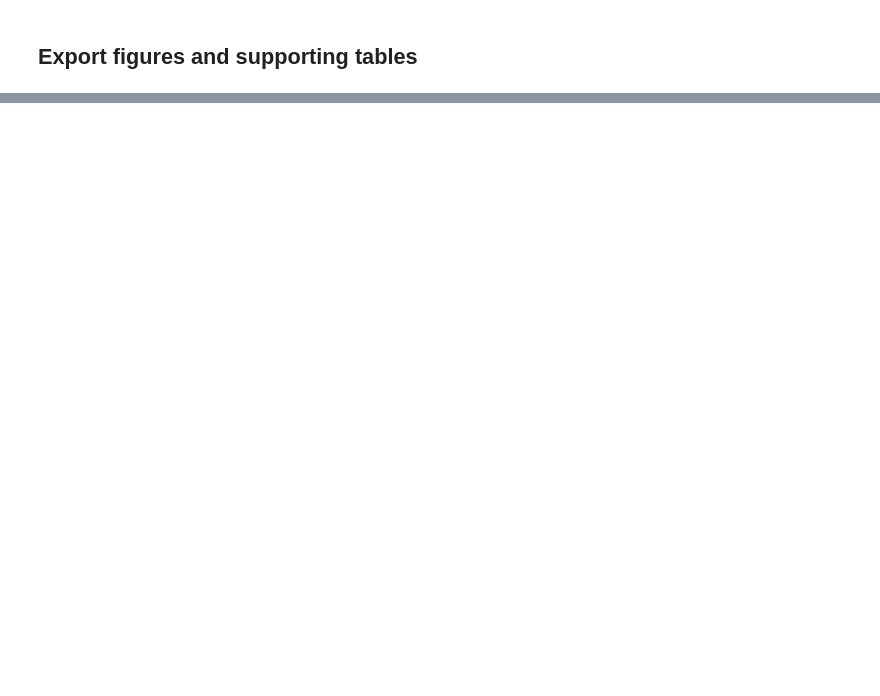
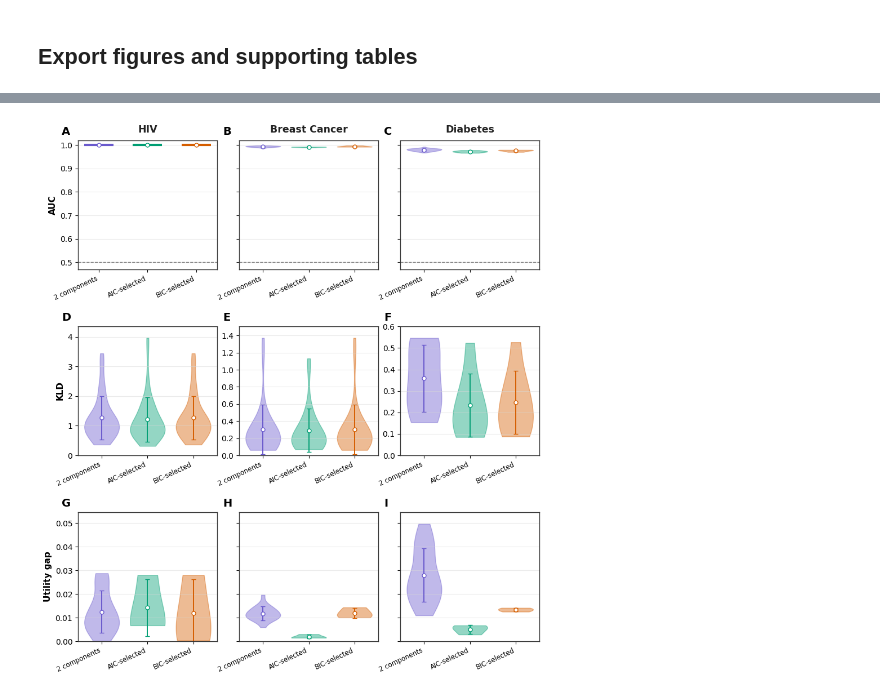
Before and after one commit to TonyTran03/distinguishable_data, a Jupyter notebook: data_synthesis/notebooks/aic_gmm_panels.ipynb, the cells around one changed output, grey strips where cells are left out. Saved outputs shown, nothing was run; the diff lists cells and outputs as text; code cells hidden in the pictures; blank space fills up the shorter version.

Commit message:
Refine GMM and dependence sensitivity analyses

```diff
--- a/data_synthesis/notebooks/aic_gmm_panels.ipynb
+++ b/data_synthesis/notebooks/aic_gmm_panels.ipynb
@@ -62,10 +69,15 @@ The cached final cohorts are copied, then only the GMM cohort for each dataset i
 # %%
 datasets, dataset_summary = data_io.initialize_datasets()
 cohorts = workflow.build_aic_cohorts(datasets)
+bic_cohorts = workflow.build_bic_cohorts(datasets)
 gmm_only = {
     dataset: {'GMM': method_data['GMM']}
     for dataset, method_data in cohorts.items()
 }
+bic_gmm_only = {
+    dataset: {'GMM': method_data['GMM']}
+    for dataset, method_data in bic_cohorts.items()
+}
 display(dataset_summary)
 # %% [output]
 |  | dataset | samples | features | class_0 | class_1 |
@@ -104,6 +116,17 @@ tstr_runs['utility_gap_abs'] = (
     tstr_runs['trtr_f1'] - tstr_runs['tstr_f1']
 ).abs()
 
+bic_auc = followup.compute_origin_auc(
+    datasets, bic_gmm_only, repeats=AUC_REPEATS, seed=SEED
+)
+bic_kld = followup.compute_feature_kld_table(datasets, bic_gmm_only)
+bic_tstr = followup.compute_tstr_runs(
+    datasets, bic_gmm_only, repeats=UTILITY_REPEATS, seed=SEED
+)
+bic_tstr['utility_gap_abs'] = (
+    bic_tstr['trtr_f1'] - bic_tstr['tstr_f1']
+).abs()
+
 auc_summary = (
     auc_runs.groupby(['dataset', 'method'])['separability_auc']
     .agg(mean='mean', sd='std')
@@ -165,22 +200,38 @@ old_tstr = workflow.load_cache('tstr_runs').copy()
 old_kld = workflow.load_cache('feature_kld')
 old_tstr['utility_gap_abs'] = (old_tstr['trtr_f1'] - old_tstr['tstr_f1']).abs()
 
-specifications = ['2 components', 'AIC-selected']
-specification_colors = {'2 components': '#4C78A8', 'AIC-selected': '#F58518'}
+specifications = ['2 components', 'AIC-selected', 'BIC-selected']
+specification_colors = {
+    '2 components': '#6A5ACD',
+    'AIC-selected': '#009E73',
+    'BIC-selected': '#D55E00',
+}
 metric_sources = {
-    'Origin AUC': (old_auc, auc_runs, 'separability_auc'),
-    'Mean feature KLD': (old_kld, feature_kld, 'kld'),
-    'Absolute utility gap': (old_tstr, tstr_runs, 'utility_gap_abs'),
+    'AUC': ((old_auc, auc_runs, bic_auc), 'separability_auc'),
+    'KLD': ((old_kld, feature_kld, bic_kld), 'kld'),
+    'Utility gap': ((old_tstr, tstr_runs, bic_tstr), 'utility_gap_abs'),
 }
+utility_tables, utility_column = metric_sources['Utility gap']
+utility_values = np.concatenate([
+    table.query("method == 'GMM'")[utility_column].dropna().to_numpy(dtype=float)
+    for table in utility_tables
+])
+utility_upper = 1.10 * max(
+    float(np.max(utility_values)),
+    float(np.mean(utility_values) + np.std(utility_values, ddof=1)),
+)
 
 # Match the existing fidelity panels: dataset columns, metric rows,
 # translucent violins, and mean +/- SD markers.
-fig, axes = plt.subplots(3, 3, figsize=(9.1, 10.4), squeeze=False, sharey='row')
-for row, (metric, (old_table, aic_table, value_column)) in enumerate(metric_sources.items()):
+# Keep a common scale for AUC, but let each KLD panel use its own range.
+# HIV has a much wider KLD distribution, which otherwise compresses the
+# Breast Cancer and Diabetes violins against zero.
+fig, axes = plt.subplots(3, 3, figsize=(9.1, 10.4), squeeze=False, sharey=False)
+for row, (metric, (specification_tables, value_column)) in enumerate(metric_sources.items()):
     for col, dataset in enumerate(datasets):
         ax = axes[row, col]
         values = []
-        for table in (old_table, aic_table):
+        for table in specification_tables:
             values.append(
                 table.query("dataset == @dataset and method == 'GMM'")[value_column]
                 .dropna().to_numpy(dtype=float)
@@ -211,15 +262,23 @@ for row, (metric, (old_table, aic_table, value_column)) in enumerate(metric_sour
         if row == 0:
             ax.axhline(0.5, color='#777777', linestyle='--', linewidth=1.0)
             ax.set_ylim(0.47, 1.02)
+            ax.tick_params(axis='y', labelleft=col == 0)
             ax.set_title(
-                dataset, color=followup.DATASET_COLORS[dataset],
+                dataset, color='#222222',
                 fontsize=12.5, weight='bold', pad=10,
             )
+        elif row == 1:
+            panel_max = max(
+                max(float(np.max(v)), float(np.mean(v) + np.std(v, ddof=1)))
+                for v in values
+            )
+            ax.set_ylim(0.0, panel_max * 1.10 if panel_max > 0 else 1.0)
         else:
-            ax.set_ylim(bottom=0.0)
+            ax.set_ylim(0.0, utility_upper)
+            ax.tick_params(axis='y', labelleft=col == 0)
         if col == 0:
             ax.set_ylabel(metric, fontsize=11, weight='semibold')
-        ax.set_xticks([0, 1])
+        ax.set_xticks([0, 1, 2])
         ax.set_xticklabels(specifications, rotation=25, ha='right', fontsize=8.5)
         ax.grid(axis='y', color='#D9D9D9', linewidth=0.75, alpha=0.55)
         ax.tick_params(direction='out', width=0.8)
@@ -232,37 +291,49 @@ fig.subplots_adjust(
     wspace=0.16, hspace=0.44,
 )
 for letter, ax in zip('ABCDEFGHI', axes.ravel()):
     position = ax.get_position()
     fig.text(
         position.x0 - 0.032, position.y1 + 0.006, letter,
         ha='left', va='bottom', fontsize=14, weight='bold',
     )
+comparison_figure_path = export_dir / 'gmm_fixed2_aic_bic_auc_kld_utility.png'
+fig.savefig(comparison_figure_path, dpi=300, bbox_inches='tight', facecolor='white')
 display(fig)
 plt.close(fig)
+print(f'Saved {comparison_figure_path}')
 
 # Compact summary table and copy-ready Overleaf output.
 comparison_rows = []
 for dataset in datasets:
-    for specification, table_index in zip(specifications, (0, 1)):
+    for specification, table_index in zip(specifications, (0, 1, 2)):
         row_values = {}
-        for metric, (old_table, aic_table, value_column) in metric_sources.items():
-            table = (old_table, aic_table)[table_index]
+        for metric, (specification_tables, value_column) in metric_sources.items():
+            table = specification_tables[table_index]
             metric_values = table.query("dataset == @dataset and method == 'GMM'")[value_column].dropna()
             row_values[metric] = f'${metric_values.mean():.3f} \\pm {metric_values.std(ddof=1):.3f}$'
-        k0, k1 = (2, 2) if specification == '2 components' else AIC_COMPONENTS_BY_DATASET[dataset]
+        component_counts = {
+            '2 components': (2, 2),
+            'AIC-selected': AIC_COMPONENTS_BY_DATASET[dataset],
+            'BIC-selected': BIC_COMPONENTS_BY_DATASET[dataset],
+        }
+        k0, k1 = component_counts[specification]
         comparison_rows.append({
             'Dataset': dataset, 'GMM specification': specification,
             '$K_0/K_1$': f'{k0}/{k1}', **row_values,
         })
 
 comparison_table = pd.DataFrame(comparison_rows)
 display(comparison_table.style.hide(axis='index'))
 latex_table = comparison_table.to_latex(
     index=False, escape=False, position='t',
     caption=(
-        'Comparison of the original two-component GMM with the class-specific '
-        'number of components selected by AIC. Values are mean $\\pm$ standard deviation.'
+        'Comparison of fixed two-component GMMs with class-specific component '
+        'counts selected by AIC and BIC. Values are mean $\\pm$ standard deviation.'
     ),
-    label='tab:gmm_two_vs_aic', column_format='llcccc',
+    label='tab:gmm_component_sensitivity', column_format='lllccc',
 )
 print(latex_table)
+comparison_table.to_csv(export_dir / 'gmm_fixed2_aic_bic_comparison.csv', index=False)
+(export_dir / 'gmm_fixed2_aic_bic_comparison.tex').write_text(latex_table, encoding='utf-8')
+# %% [output]
+[figure, added]
```
Also changed, not shown: parts of 14 cells of this notebook, 4 other files.
